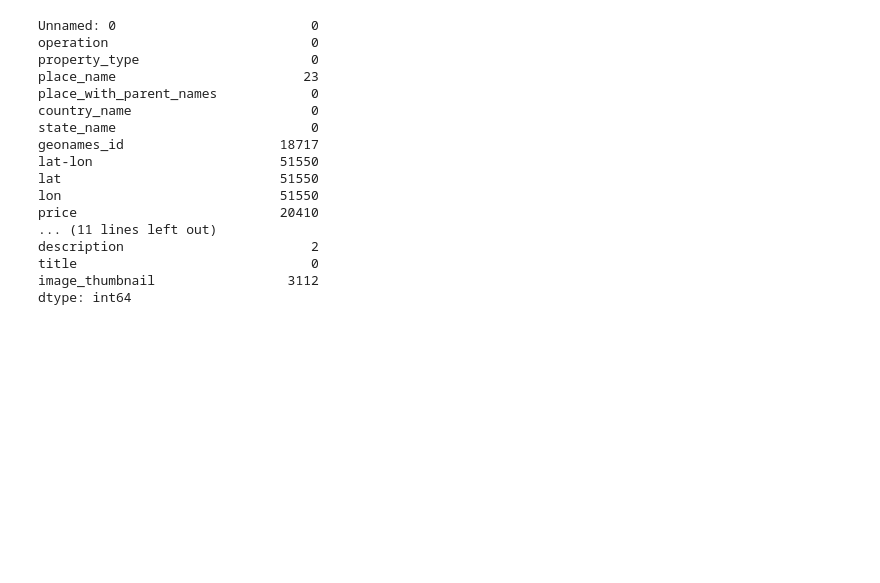
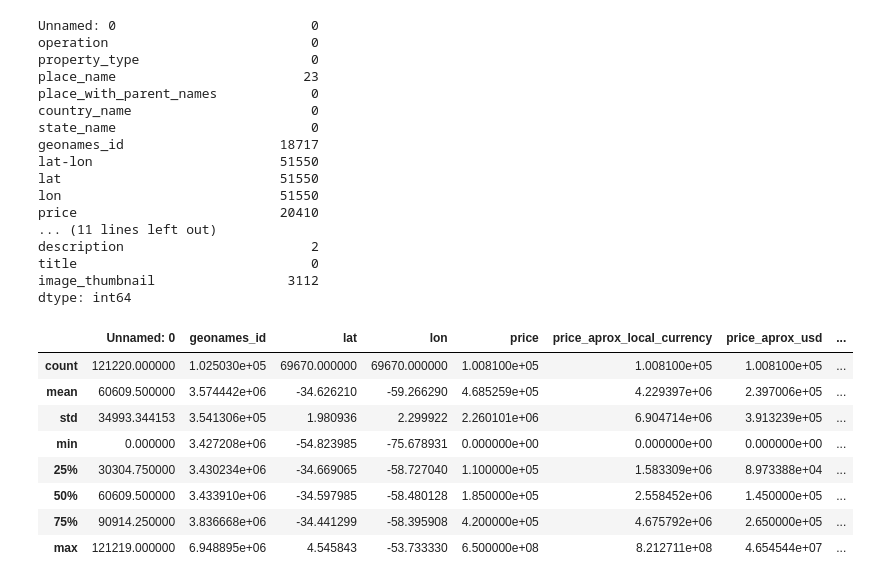
Before and after one commit to krisescobedo/Challenge-one, a Jupyter notebook: Data wrangling.ipynb, the cells around one changed output. Cells and saved outputs as stored; diff of their text form; code cells hidden in the pictures; blank space fills up the shorter version.

```diff
--- a/Data wrangling.ipynb
+++ b/Data wrangling.ipynb
@@ -45,3 +39,15 @@ description                        2
 title                              0
 image_thumbnail                 3112
 dtype: int64
+# %%
+properati.describe()
+# %% [output]
+|  | Unnamed: 0 | geonames_id | lat | lon | price | price_aprox_local_currency | price_aprox_usd | ... |
+| count | 121220.000000 | 1.025030e+05 | 69670.000000 | 69670.000000 | 1.008100e+05 | 1.008100e+05 | 1.008100e+05 | ... |
+| mean | 60609.500000 | 3.574442e+06 | -34.626210 | -59.266290 | 4.685259e+05 | 4.229397e+06 | 2.397006e+05 | ... |
+| std | 34993.344153 | 3.541306e+05 | 1.980936 | 2.299922 | 2.260101e+06 | 6.904714e+06 | 3.913239e+05 | ... |
+| min | 0.000000 | 3.427208e+06 | -54.823985 | -75.678931 | 0.000000e+00 | 0.000000e+00 | 0.000000e+00 | ... |
+| 25% | 30304.750000 | 3.430234e+06 | -34.669065 | -58.727040 | 1.100000e+05 | 1.583309e+06 | 8.973388e+04 | ... |
+| 50% | 60609.500000 | 3.433910e+06 | -34.597985 | -58.480128 | 1.850000e+05 | 2.558452e+06 | 1.450000e+05 | ... |
+| 75% | 90914.250000 | 3.836668e+06 | -34.441299 | -58.395908 | 4.200000e+05 | 4.675792e+06 | 2.650000e+05 | ... |
+| max | 121219.000000 | 6.948895e+06 | 4.545843 | -53.733330 | 6.500000e+08 | 8.212711e+08 | 4.654544e+07 | ... |
```
Also changed, not shown: parts of 13 cells of this notebook.
